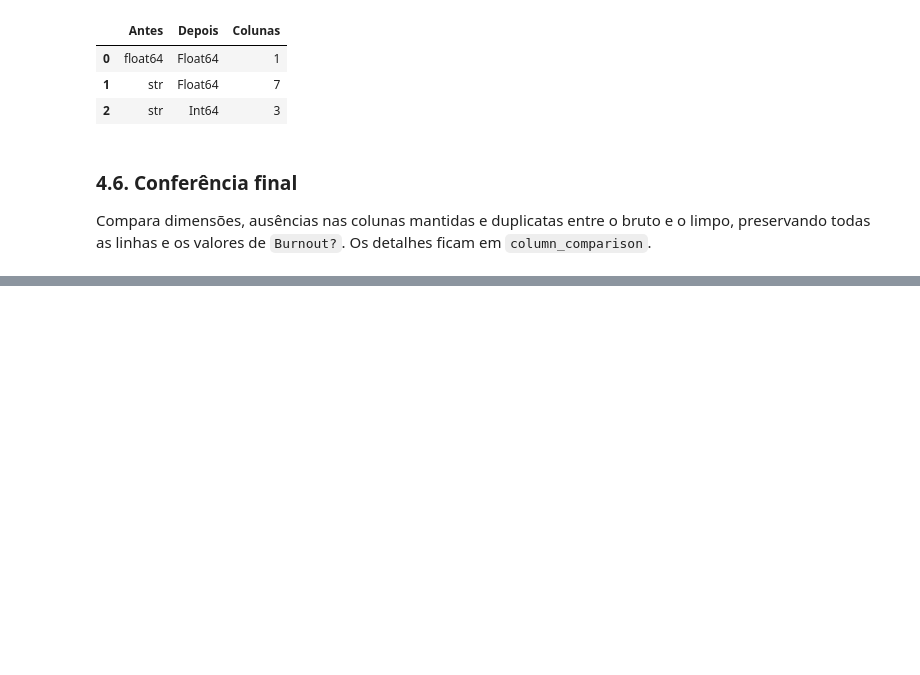
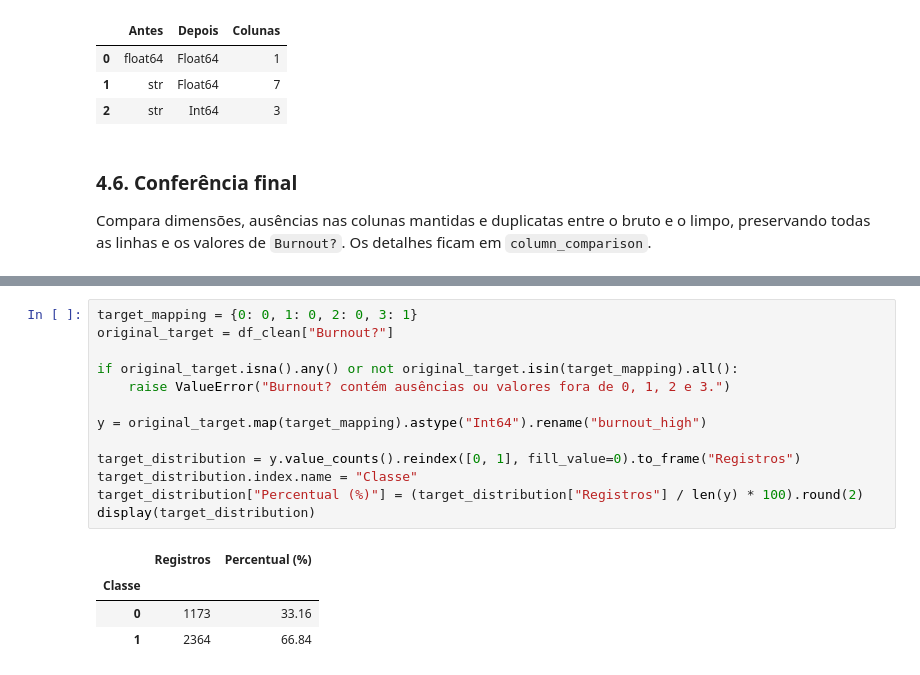
Before and after one commit to BrendonKappel/explainable-burnout-prediction, a Jupyter notebook: notebooks/burnout_prediction.ipynb, the cells around one changed output, grey strips where cells are left out. Cells and saved outputs as stored; diff of their text form; blank space fills up the shorter version.

Commit message:
Definition of the target and the predictors

```diff
--- a/notebooks/burnout_prediction.ipynb
+++ b/notebooks/burnout_prediction.ipynb
@@ -416,0 +481,18 @@ Verificações concluídas sem falhas.
+# %%
+target_mapping = {0: 0, 1: 0, 2: 0, 3: 1}
+original_target = df_clean["Burnout?"]
+
+if original_target.isna().any() or not original_target.isin(target_mapping).all():
+    raise ValueError("Burnout? contém ausências ou valores fora de 0, 1, 2 e 3.")
+
+y = original_target.map(target_mapping).astype("Int64").rename("burnout_high")
+
+target_distribution = y.value_counts().reindex([0, 1], fill_value=0).to_frame("Registros")
+target_distribution.index.name = "Classe"
+target_distribution["Percentual (%)"] = (target_distribution["Registros"] / len(y) * 100).round(2)
+display(target_distribution)
+# %% [output]
+|  | Registros | Percentual (%) |
+| Classe |  |  |
+| 0 | 1173 | 33.16 |
+| 1 | 2364 | 66.84 |
```
Also changed, not shown: parts of 6 cells of this notebook.
